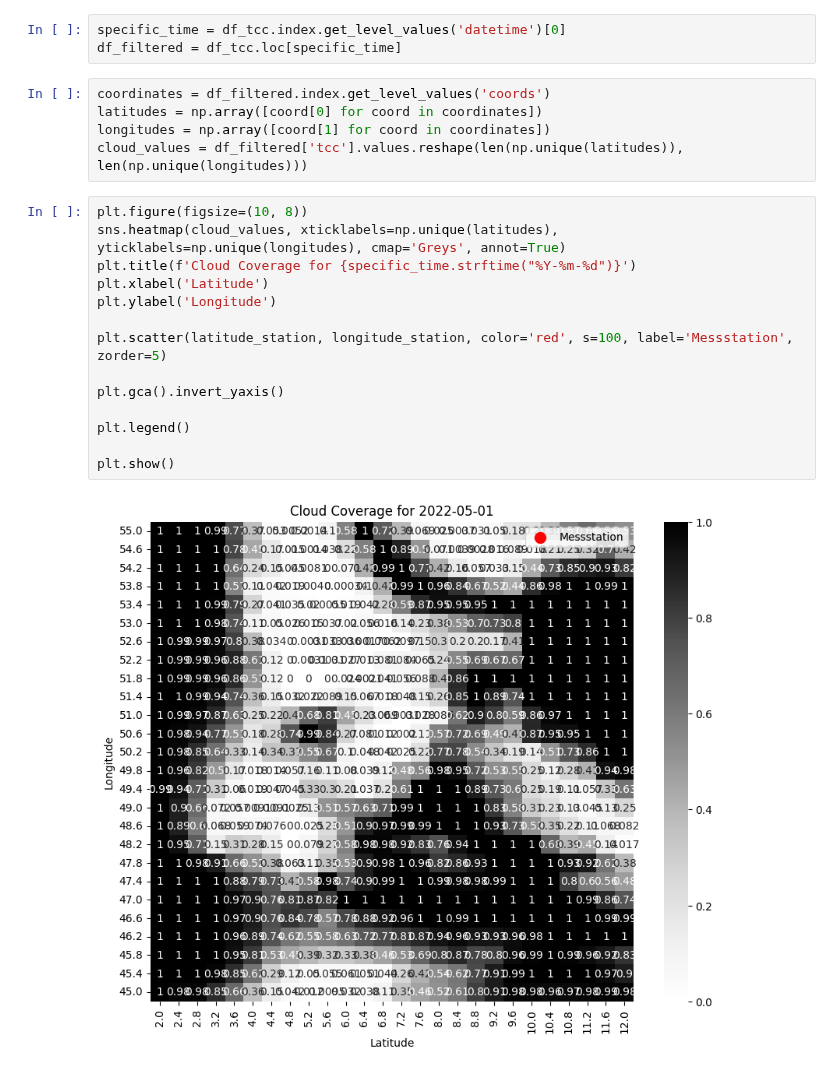
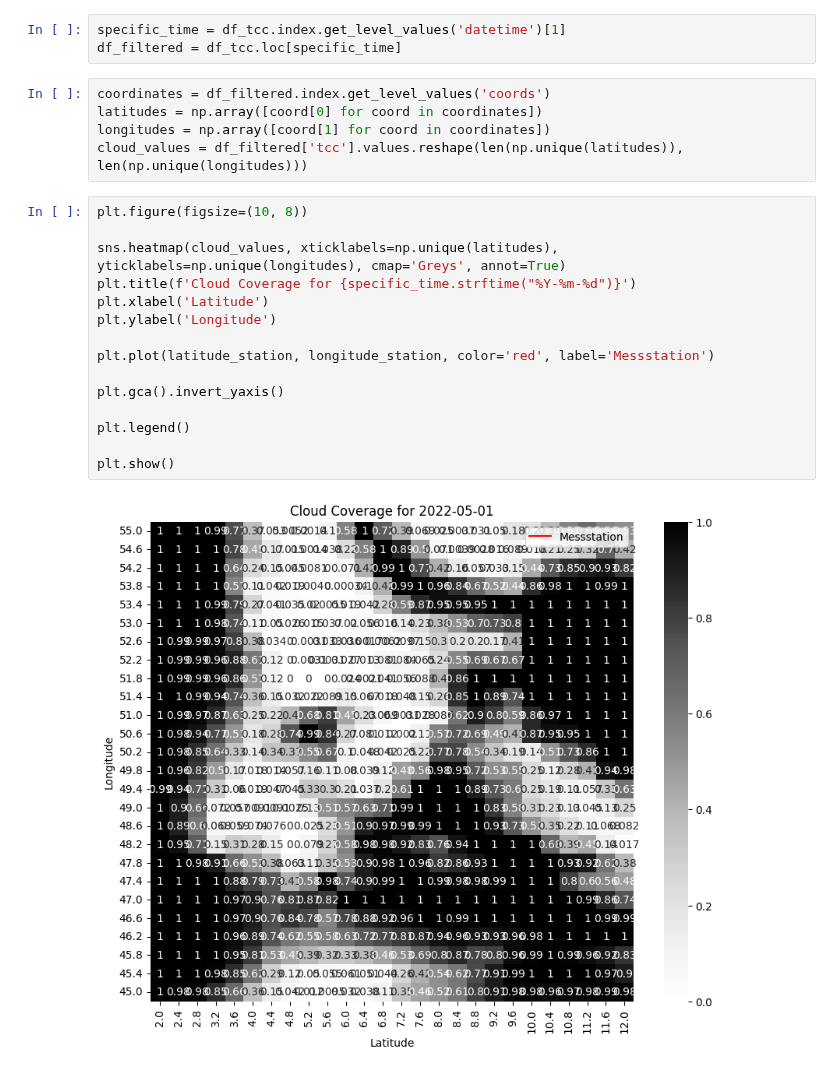
Before and after one commit to rjanow/Masterarbeit, a Jupyter notebook: 1.1_CMV.ipynb, the cells around one changed output. Cells and saved outputs as stored; diff of their text form.

```diff
--- a/1.1_CMV.ipynb
+++ b/1.1_CMV.ipynb
@@ -143,7 +143,7 @@ df_tcc
 # %% [markdown]
 ## Plotten der Bewölkungsdaten:
 # %%
-specific_time = df_tcc.index.get_level_values('datetime')[0]
+specific_time = df_tcc.index.get_level_values('datetime')[1]
 df_filtered = df_tcc.loc[specific_time]
 # %%
 coordinates = df_filtered.index.get_level_values('coords')
@@ -152,17 +152,18 @@ longitudes = np.array([coord[1] for coord in coordinates])
 cloud_values = df_filtered['tcc'].values.reshape(len(np.unique(latitudes)), len(np.unique(longitudes)))
 # %%
 plt.figure(figsize=(10, 8))
+
 sns.heatmap(cloud_values, xticklabels=np.unique(latitudes), yticklabels=np.unique(longitudes), cmap='Greys', annot=True)
 plt.title(f'Cloud Coverage for {specific_time.strftime("%Y-%m-%d")}')
 plt.xlabel('Latitude')
 plt.ylabel('Longitude')
 
-plt.scatter(latitude_station, longitude_station, color='red', s=100, label='Messstation', zorder=5)
+plt.plot(latitude_station, longitude_station, color='red', label='Messstation')
 
 plt.gca().invert_yaxis()
 
 plt.legend()
 
 plt.show()
 # %% [output]
-[figure, old version]
+[figure, new version]
```
